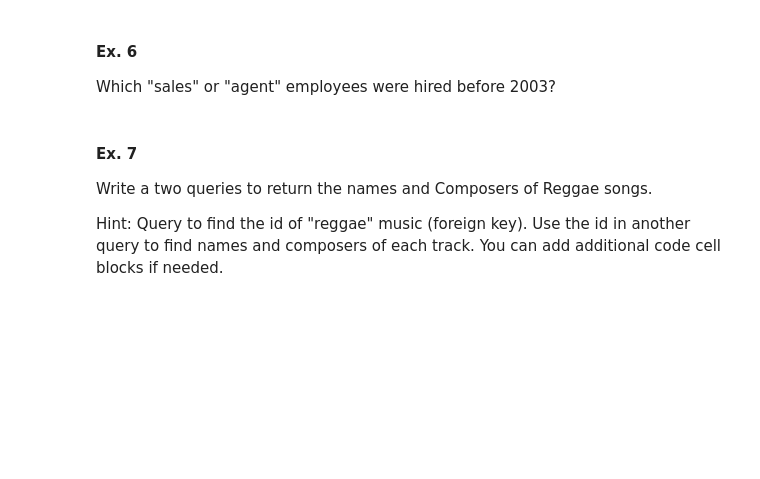
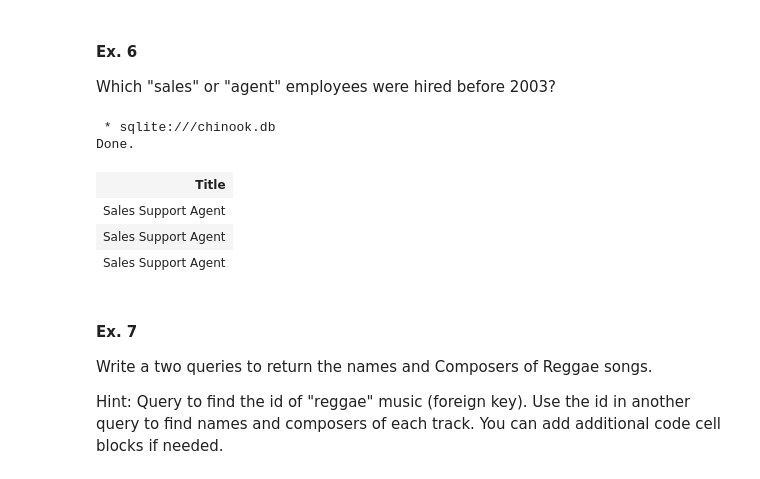
Before and after one commit to michelmonc/CSC330-Introduction-to-SQL-T6, a Jupyter notebook: Intro_to_SQL.ipynb, the cells around one changed output. Cells and saved outputs as stored; diff of their text form; code cells hidden in the pictures; blank space fills up the shorter version.

```diff
--- a/Intro_to_SQL.ipynb
+++ b/Intro_to_SQL.ipynb
@@ -208,7 +215,14 @@ What are first name, last name, and phone numbers of customers from USA whose Su
 Which "sales" or "agent" employees were hired before 2003?
 # %%
 %%sql
--- Write Your Query here
+SELECT Title FROM employees WHERE Title LIKE '%AGENT' OR Title LIKE 'Sales%' AND HireDate < 2003
+# %% [output]
+ * sqlite:///chinook.db
+Done.
+| Title |
+| Sales Support Agent |
+| Sales Support Agent |
+| Sales Support Agent |
 # %% [markdown]
 #### Ex. 7
 Write a two queries to return the names and Composers of Reggae songs.
```
Also changed, not shown: parts of 3 cells of this notebook.
